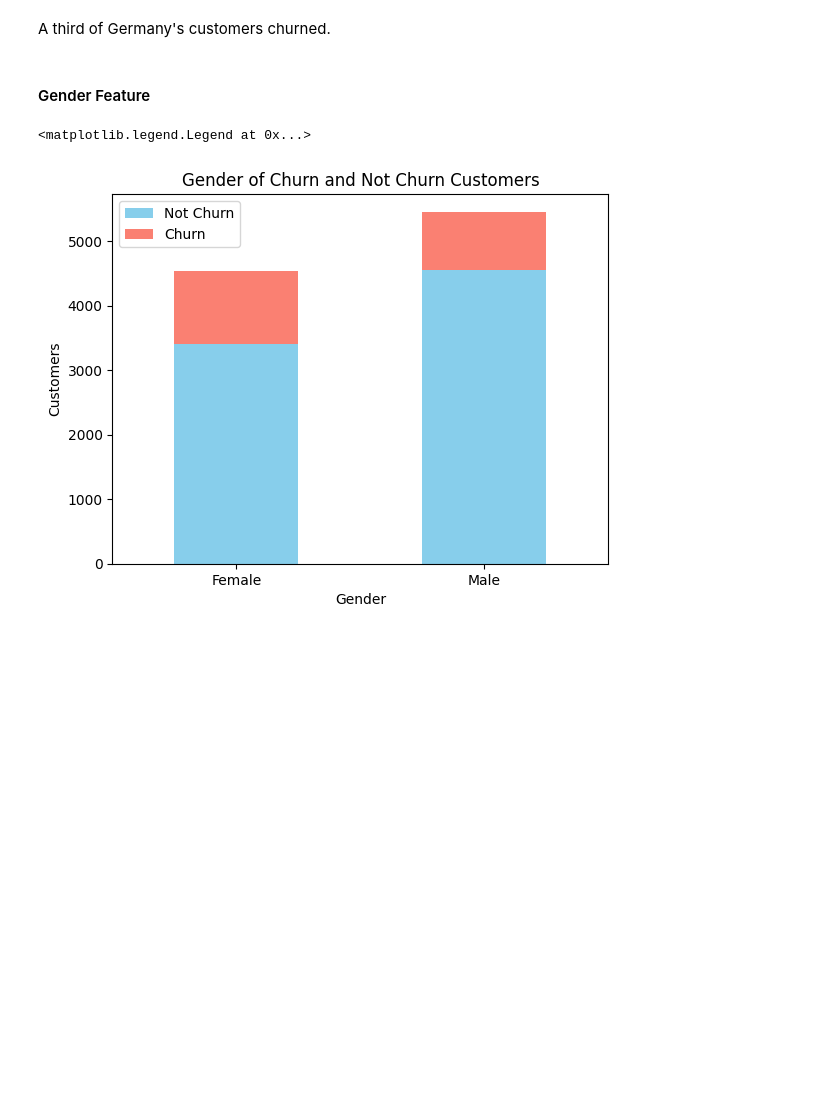
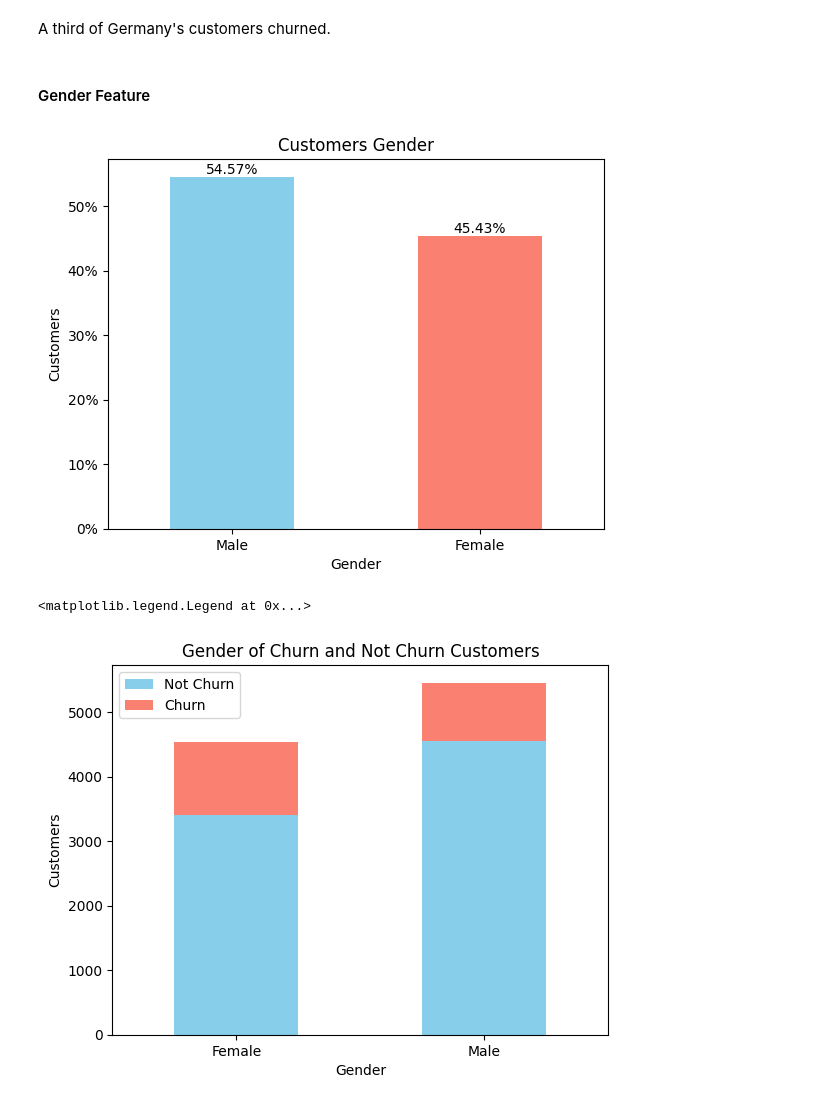
Before and after one commit to lucasanches/eda-bank-customer-churn, a Jupyter notebook: exploratory_analysis.ipynb, the cells around one changed output. Cells and saved outputs as stored; diff of their text form; code cells hidden in the pictures; blank space fills up the shorter version.

```diff
--- a/exploratory_analysis.ipynb
+++ b/exploratory_analysis.ipynb
@@ -354,6 +367,24 @@ Name: churn_percentage, dtype: float64
 A third of Germany's customers churned.
 # %% [markdown]
 #### Gender Feature
+# %%
+# Plotting the gender's customers
+
+gender = bank_df['Gender'].value_counts(normalize=True)
+
+for i, v in enumerate(gender):
+    plt.text(i, v, f'{v * 100:.2f}%', ha='center', va='bottom')
+
+gender.plot(kind='bar', stacked=True, color=['skyblue', 'salmon'])
+plt.title('Customers Gender')
+plt.xlabel('Gender')
+plt.ylabel('Customers')
+plt.xticks(rotation=0)
+
+formatter = FuncFormatter(lambda x, pos: f'{x * 100:.0f}%')
+plt.gca().yaxis.set_major_formatter(formatter)
+# %% [output]
+[figure, added]
 # %%
 # Plotting the bar plot for the 'Gender' feature
 
```
Also changed, not shown: parts of 6 cells of this notebook.
